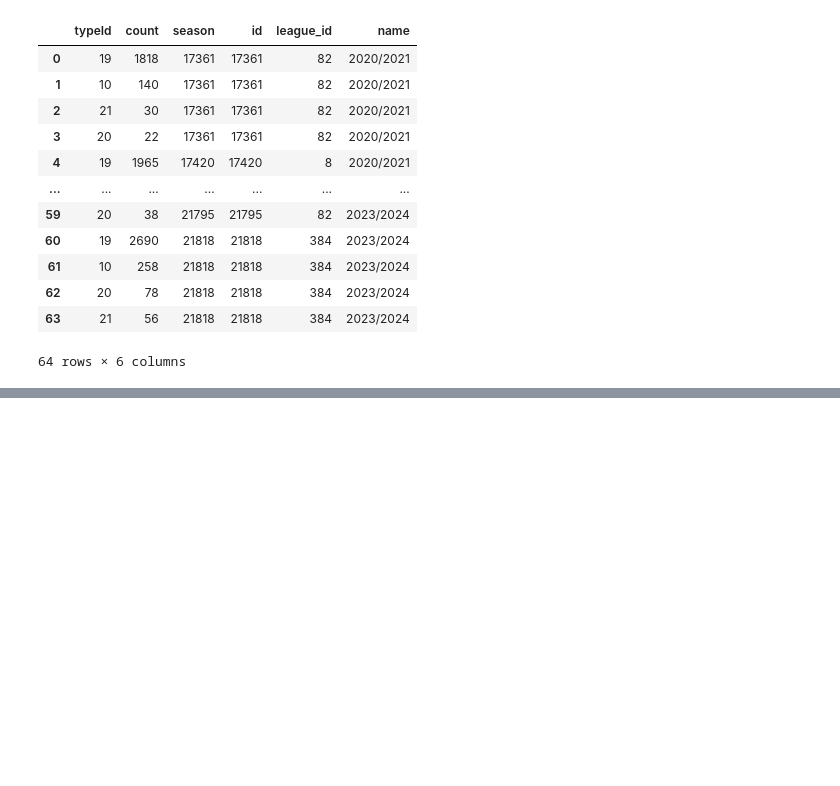
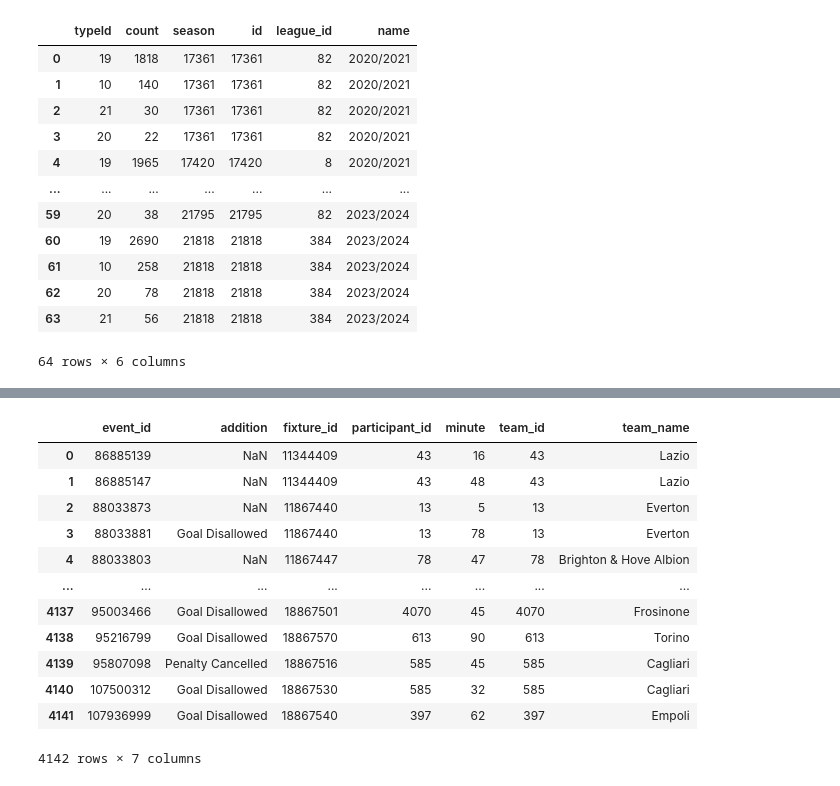
Before and after one commit to AneliaAB/Visualisering, a Jupyter notebook: analyse.ipynb, the cells around one changed output, grey strips where cells are left out. Cells and saved outputs as stored; diff of their text form; code cells hidden in the pictures; blank space fills up the shorter version.

```diff
--- a/analyse.ipynb
+++ b/analyse.ipynb
@@ -74,0 +328,17 @@ league_8.to_csv('data/analyse/countPerLeague/league8.csv')
+# %%
+var_per_referee = var_events.merge(teams, left_on='participant_id', right_on='team_id')
+var_per_referee
+# %% [output]
+|  | event_id | addition | fixture_id | participant_id | minute | team_id | team_name |
+| 0 | 86885139 | NaN | 11344409 | 43 | 16 | 43 | Lazio |
+| 1 | 86885147 | NaN | 11344409 | 43 | 48 | 43 | Lazio |
+| 2 | 88033873 | NaN | 11867440 | 13 | 5 | 13 | Everton |
+| 3 | 88033881 | Goal Disallowed | 11867440 | 13 | 78 | 13 | Everton |
+| 4 | 88033803 | NaN | 11867447 | 78 | 47 | 78 | Brighton & Hove Albion |
+| ... | ... | ... | ... | ... | ... | ... | ... |
+| 4137 | 95003466 | Goal Disallowed | 18867501 | 4070 | 45 | 4070 | Frosinone |
+| 4138 | 95216799 | Goal Disallowed | 18867570 | 613 | 90 | 613 | Torino |
+| 4139 | 95807098 | Penalty Cancelled | 18867516 | 585 | 45 | 585 | Cagliari |
+| 4140 | 107500312 | Goal Disallowed | 18867530 | 585 | 32 | 585 | Cagliari |
+| 4141 | 107936999 | Goal Disallowed | 18867540 | 397 | 62 | 397 | Empoli |
+4142 rows × 7 columns
```
Also changed, not shown: parts of 34 cells of this notebook, 8 other files.
